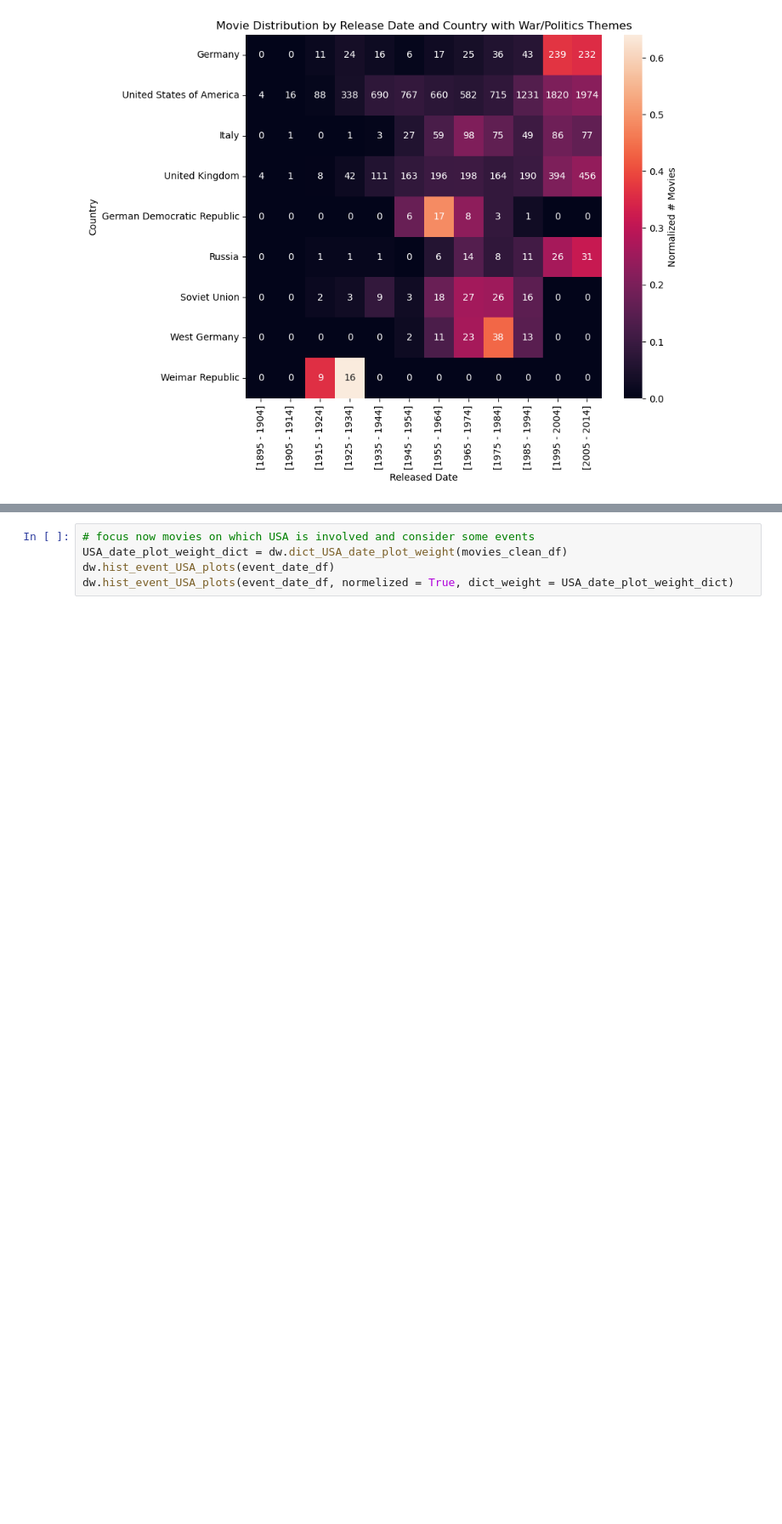
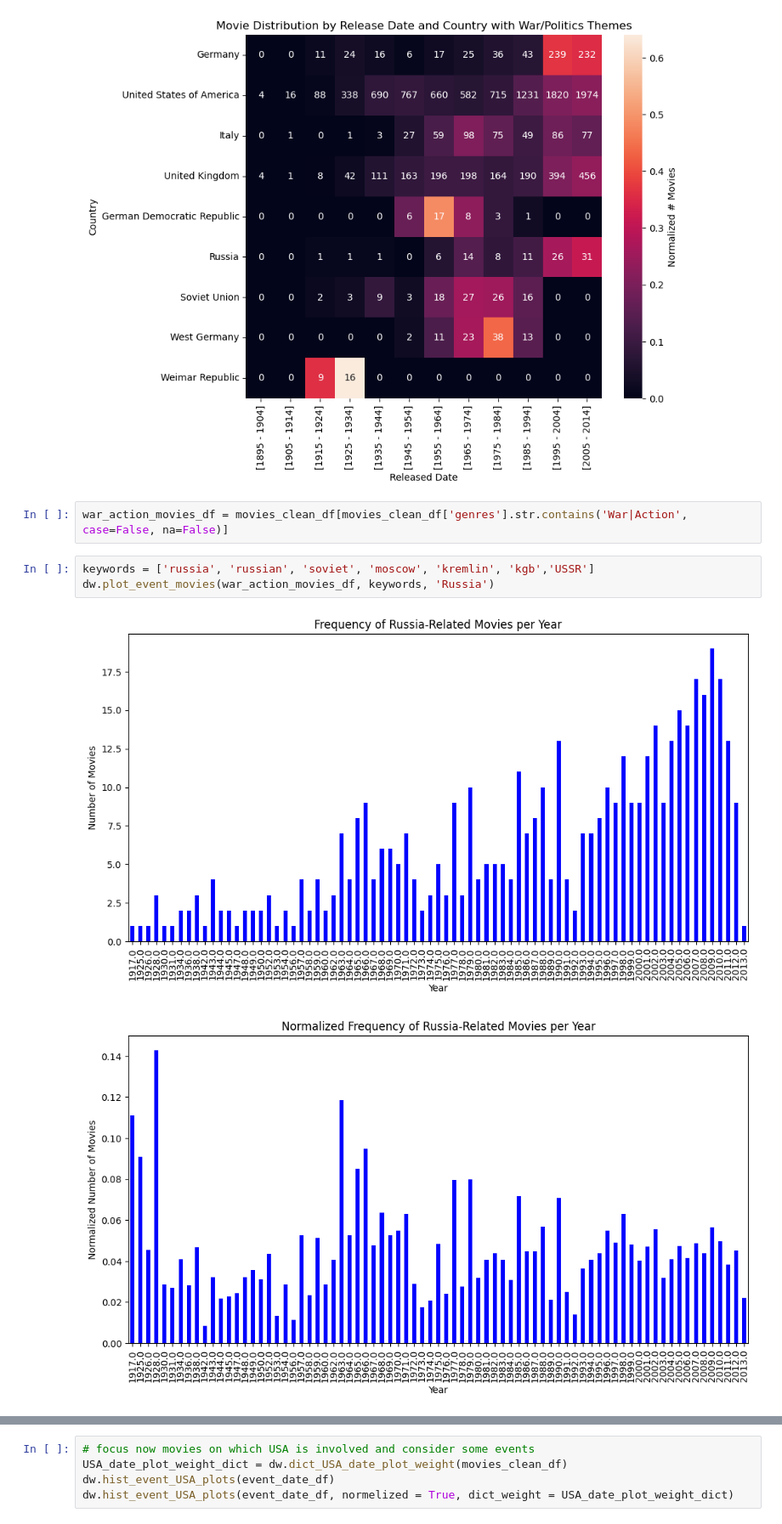
Before and after one commit to epfl-ada/ada-2024-project-spaghettisolution, a Jupyter notebook: results.ipynb, the cells around one changed output, grey strips where cells are left out. Shown at 85% size. Drawn from its saved outputs; the diff is of its cells as text; blank space fills up the shorter version.

```diff
--- a/results.ipynb
+++ b/results.ipynb
@@ -406,3 +439,11 @@ dw.plot_gen_event_date_country_heatmap(gen_event_date_country_df)
 # checker pq DDR et West germany ont des picks
 # %% [output]
 [figure]
+# %%
+war_action_movies_df = movies_clean_df[movies_clean_df['genres'].str.contains('War|Action', case=False, na=False)]
+# %%
+keywords = ['russia', 'russian', 'soviet', 'moscow', 'kremlin', 'kgb','USSR']
+dw.plot_event_movies(war_action_movies_df, keywords, 'Russia')
+# %% [output]
+[figure, added]
+[figure, added]
```
Also changed, not shown: parts of 29 cells of this notebook, 2 other files.
